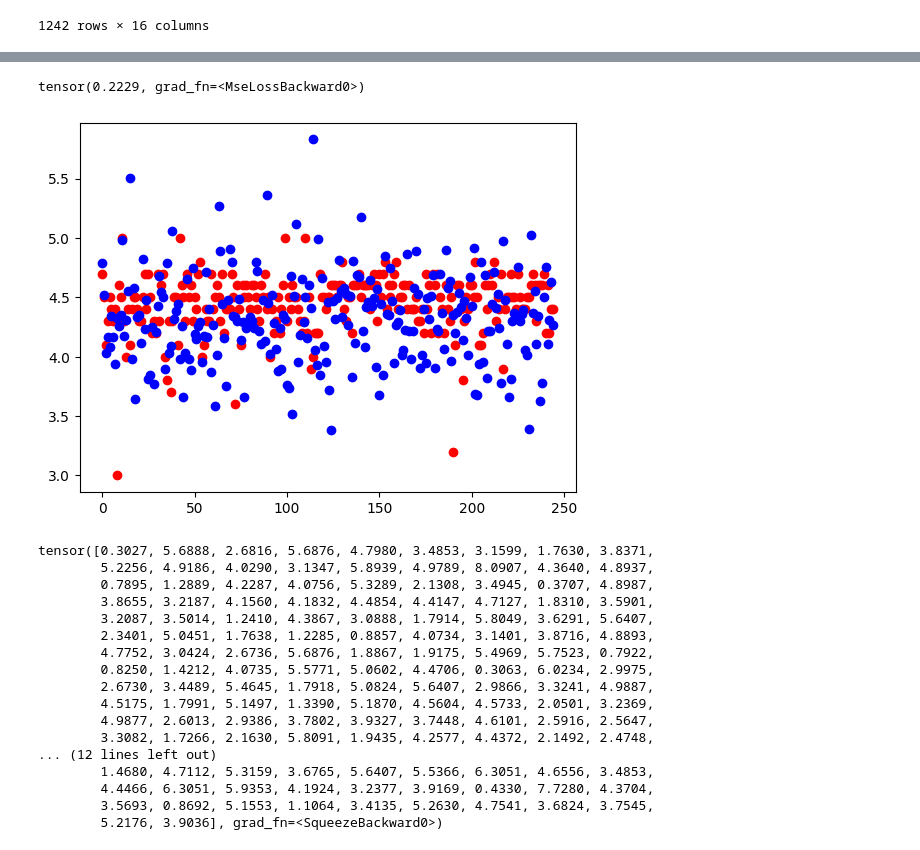
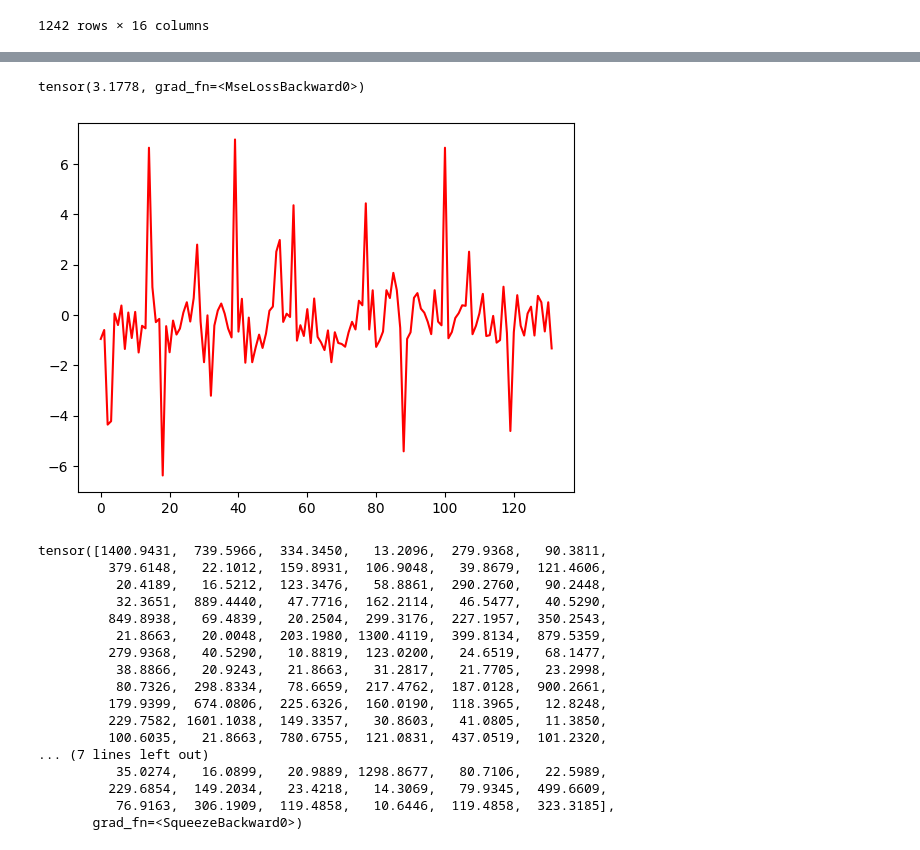
Before and after one commit to artem1502-stack/ml_std, a Jupyter notebook: nonworkingmlcode (4).ipynb, the cells around one changed output, grey strips where cells are left out. Cells and saved outputs as stored; diff of their text form; code cells hidden in the pictures.

```diff
--- a/nonworkingmlcode (4).ipynb
+++ b/nonworkingmlcode (4).ipynb
@@ -60,7 +60,7 @@ def spm(s):
         return int(s[:-1])
     return s
 # %%
-all_dt.dropna(inplace=True, subset=['rating'])
+all_dt.dropna(inplace=True, subset=['list_price'])
 # %%
 def upd_dt(X):
     X["price"] = X["price"].apply(str_to_float)
@@ -86,7 +86,7 @@ def fill_na(x, col_n):
 for n in all_dt:
     fill_na(all_dt, n)
 # %%
-all_dt['list_price'] = all_dt[['list_price', 'price']].apply(lambda x: x['list_price'] if x['list_price'] > x['price'] else x['price'], axis=1)
+all_dt['price'] = all_dt[['list_price', 'price']].apply(lambda x: x['price'] if x['list_price'] > x['price'] else x['list_price'], axis=1)
 all_dt['diff_price'] = all_dt['list_price'] - all_dt['price']
 all_dt['log_price'] = np.log2(all_dt['price'] )
 
@@ -115,6 +115,6 @@ all_dt
 # %%
-X = torch.Tensor(all_dt[["price", "list_price", "sold_past_month", "reviews", "is_bestseller", "is_prime", "is_amazon_choice", "available_offers"]].to_numpy())
-y = torch.Tensor(all_dt["rating"].to_numpy())
+X = torch.Tensor(all_dt[["price", "rating", "sold_past_month", "reviews", "is_bestseller", "is_prime", "is_amazon_choice", "available_offers", "diff_price"]].to_numpy())
+y = torch.Tensor(all_dt["list_price"].to_numpy())
 # %%
 X_train, X_test, y_train, y_test = train_test_split(X, y, test_size=0.2)
 # %%
@@ -156,7 +156,7 @@ class OurNonLinearNet(torch.nn.Module):
     def predict_from_logit(self, x_logit):
         return torch.round(torch.sigmoid(x_logit))
 # %%
-net = OurNonLinearNet(8, 1, 800)
+net = OurNonLinearNet(9, 1, 800)
 # %%
 net.fit(X_train, y_train, n_epochs=15_000)
 # %% [output]
@@ -180,30 +180,30 @@ Epoch 15000: loss = 159.02194
 # %%
 print(torch.nn.MSELoss()(y_test, net(X_test).squeeze()))
 
 
-plt.scatter(range(len(y_test)), y_test.detach().numpy(), c="r")
-plt.scatter(range(len(y_test)), net(X_test).squeeze().detach().numpy(), c="b")
+plt.plot(range(len(y_test)), y_test.detach().numpy() -  net(X_test).squeeze().detach().numpy(), c="r")
+#plt.scatter(range(len(y_test)),, c="b")
 plt.show()
 # %% [output]
-tensor(0.2229, grad_fn=<MseLossBackward0>)
+tensor(3.1778, grad_fn=<MseLossBackward0>)
-[figure, old version]
+[figure, new version]
 # %%
 net(X_test).squeeze()
 # %% [output]
-tensor([0.3027, 5.6888, 2.6816, 5.6876, 4.7980, 3.4853, 3.1599, 1.7630, 3.8371,
-        5.2256, 4.9186, 4.0290, 3.1347, 5.8939, 4.9789, 8.0907, 4.3640, 4.8937,
-        0.7895, 1.2889, 4.2287, 4.0756, 5.3289, 2.1308, 3.4945, 0.3707, 4.8987,
-        3.8655, 3.2187, 4.1560, 4.1832, 4.4854, 4.4147, 4.7127, 1.8310, 3.5901,
-        3.2087, 3.5014, 1.2410, 4.3867, 3.0888, 1.7914, 5.8049, 3.6291, 5.6407,
-        2.3401, 5.0451, 1.7638, 1.2285, 0.8857, 4.0734, 3.1401, 3.8716, 4.8893,
-        4.7752, 3.0424, 2.6736, 5.6876, 1.8867, 1.9175, 5.4969, 5.7523, 0.7922,
-        0.8250, 1.4212, 4.0735, 5.5771, 5.0602, 4.4706, 0.3063, 6.0234, 2.9975,
-        2.6730, 3.4489, 5.4645, 1.7918, 5.0824, 5.6407, 2.9866, 3.3241, 4.9887,
-        4.5175, 1.7991, 5.1497, 1.3390, 5.1870, 4.5604, 4.5733, 2.0501, 3.2369,
-        4.9877, 2.6013, 2.9386, 3.7802, 3.9327, 3.7448, 4.6101, 2.5916, 2.5647,
-        3.3082, 1.7266, 2.1630, 5.8091, 1.9435, 4.2577, 4.4372, 2.1492, 2.4748,
-... (12 lines left out)
-        1.4680, 4.7112, 5.3159, 3.6765, 5.6407, 5.5366, 6.3051, 4.6556, 3.4853,
-        4.4466, 6.3051, 5.9353, 4.1924, 3.2377, 3.9169, 0.4330, 7.7280, 4.3704,
-        3.5693, 0.8692, 5.1553, 1.1064, 3.4135, 5.2630, 4.7541, 3.6824, 3.7545,
-        5.2176, 3.9036], grad_fn=<SqueezeBackward0>)
+tensor([1400.9431,  739.5966,  334.3450,   13.2096,  279.9368,   90.3811,
+         379.6148,   22.1012,  159.8931,  106.9048,   39.8679,  121.4606,
+          20.4189,   16.5212,  123.3476,   58.8861,  290.2760,   90.2448,
+          32.3651,  889.4440,   47.7716,  162.2114,   46.5477,   40.5290,
+         849.8938,   69.4839,   20.2504,  299.3176,  227.1957,  350.2543,
+          21.8663,   20.0048,  203.1980, 1300.4119,  399.8134,  879.5359,
+         279.9368,   40.5290,   10.8819,  123.0200,   24.6519,   68.1477,
+          38.8866,   20.9243,   21.8663,   31.2817,   21.7705,   23.2998,
+          80.7326,  298.8334,   78.6659,  217.4762,  187.0128,  900.2661,
+         179.9399,  674.0806,  225.6326,  160.0190,  118.3965,   12.8248,
+         229.7582, 1601.1038,  149.3357,   30.8603,   41.0805,   11.3850,
+         100.6035,   21.8663,  780.6755,  121.0831,  437.0519,  101.2320,
+... (7 lines left out)
+          35.0274,   16.0899,   20.9889, 1298.8677,   80.7106,   22.5989,
+         229.6854,  149.2034,   23.4218,   14.3069,   79.9345,  499.6609,
+          76.9163,  306.1909,  119.4858,   10.6446,  119.4858,  323.3185],
+       grad_fn=<SqueezeBackward0>)
```
Also changed, not shown: parts of 2 cells of this notebook, 2 other files.
